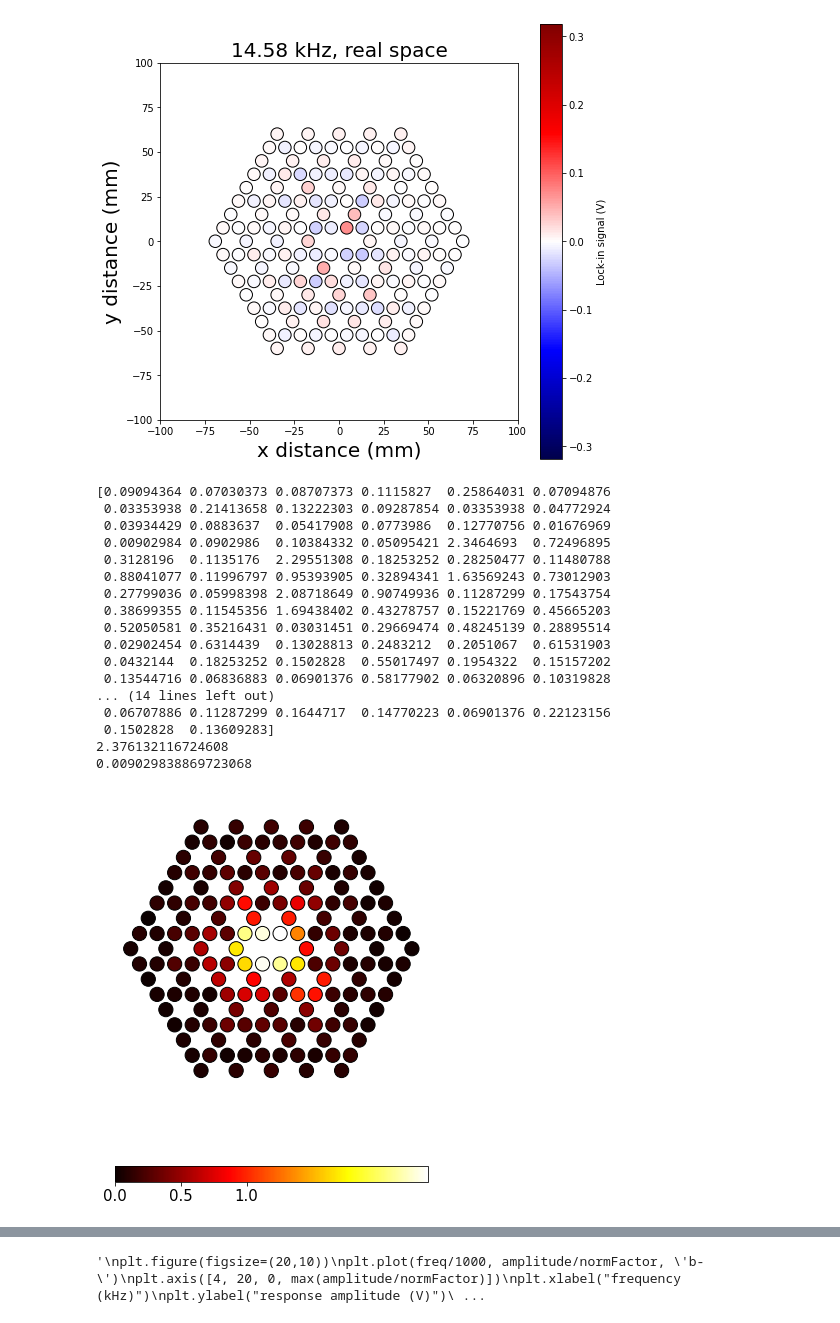
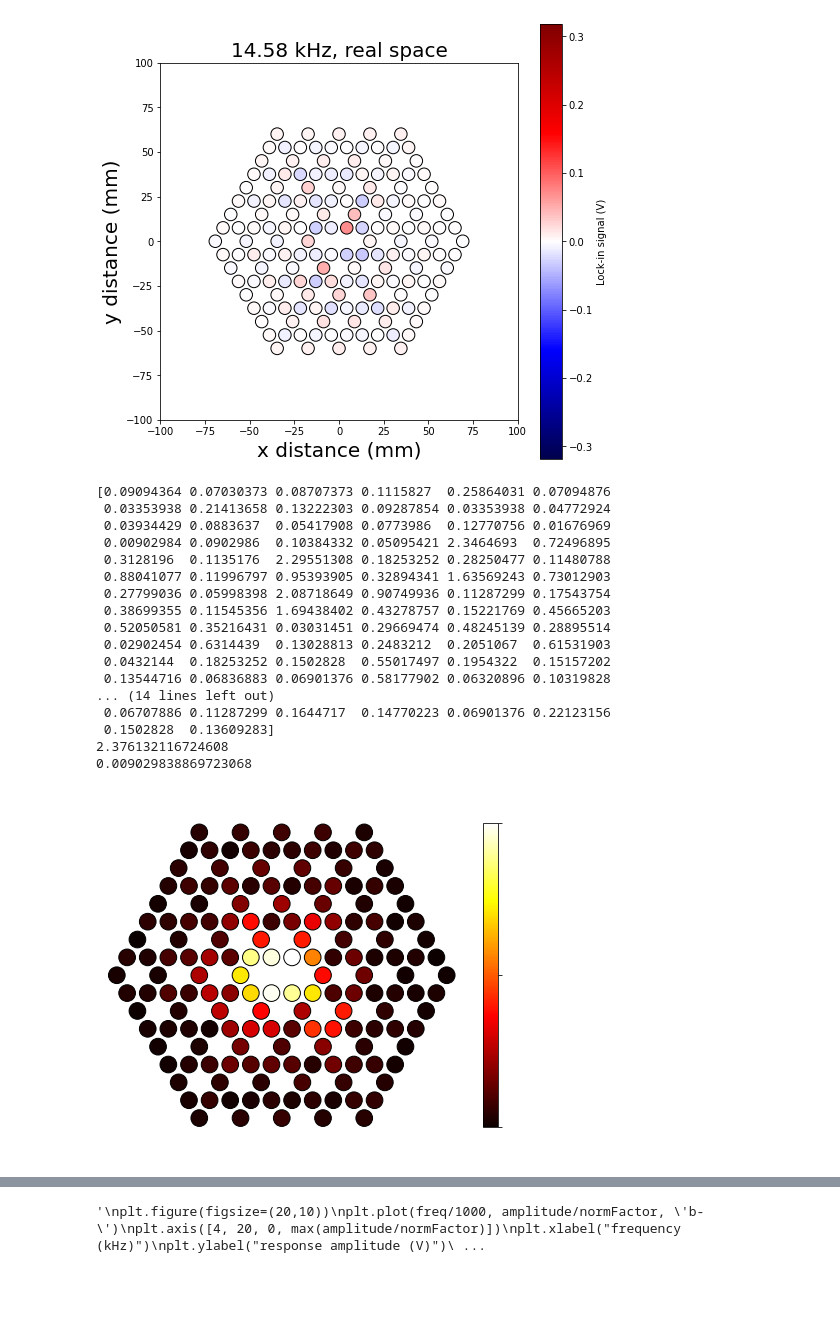
Before and after one commit to jt-y/Jiatong-Yang, a Jupyter notebook: metamaterials/processing/notebooks/APS MM presentation.ipynb, the cells around one changed output, grey strips where cells are left out. Cells and saved outputs as stored; diff of their text form; code cells hidden in the pictures; blank space fills up the shorter version.

Commit message:
Made 2 real space mode figures

```diff
--- a/metamaterials/processing/notebooks/APS MM presentation.ipynb
+++ b/metamaterials/processing/notebooks/APS MM presentation.ipynb
@@ -755,8 +755,10 @@ import matplotlib.pyplot as plt
 import matplotlib.colors as colors
 import matplotlib.cm as cm
 
+freq = 14.2
+
 folder = "../../data/kagome-02.26.2022-center/"
-with open(folder + "preprocessed_real/_14200.0_0.pkl",'rb') as f:
+with open(folder + f"preprocessed_real/_{int(freq*1e3)}.0_0.pkl",'rb') as f:
     real_data = pickle.load(f)
 
 preamp_gain = 4.731513
@@ -784,9 +786,9 @@ ax.axis('off')
 #ax.set_ylabel("y distance (mm)")
 plt.yticks([])
 plt.xticks([])
-cbar = fig.colorbar(cm.ScalarMappable(norm=colors.Normalize(vmin=0, vmax=max_amp), cmap = "hot"), ax=ax, shrink=0.7, orientation='horizontal')
+cbar = fig.colorbar(cm.ScalarMappable(norm=colors.Normalize(vmin=0, vmax=max_amp), cmap = "hot"), ax=ax, shrink=0.7)
 #cbar.set_label(label='Amplitude (V)',size=20)
-cbar.set_ticks(np.linspace(0, 1, 3))
+
 cbar.ax.tick_params(labelsize=15)
 
 ampdata = []
@@ -803,35 +805,37 @@ for point in real_data:
     ampdata.append(point[2]/preamp_gain/mic_gain)
     phasedata.append(point[3])
 
 
     circle = ptc.Ellipse((x_center, y_center),
                      width = radius*2,
                      height = radius*2,
                      edgecolor='black', facecolor = plt.cm.hot(ampdata[-1]/max_amp),
                      fill = True, alpha = 1)
     cavities.append(circle)
     ax.add_patch(cavities[-1])
 
-plt.savefig(folder + "animations/amplitude_plot_16kHz_horizontal.png")
+cbar.set_ticks(np.linspace(0, np.max(ampdata), 3))
+cbar.ax.set_yticklabels(['','',''])
+plt.savefig(folder + f"animations/amplitude_plot_{freq}kHz_horizontal.png")
 # %% [output]
 [0.09094364 0.07030373 0.08707373 0.1115827  0.25864031 0.07094876
  0.03353938 0.21413658 0.13222303 0.09287854 0.03353938 0.04772924
  0.03934429 0.0883637  0.05417908 0.0773986  0.12770756 0.01676969
  0.00902984 0.0902986  0.10384332 0.05095421 2.3464693  0.72496895
  0.3128196  0.1135176  2.29551308 0.18253252 0.28250477 0.11480788
  0.88041077 0.11996797 0.95393905 0.32894341 1.63569243 0.73012903
  0.27799036 0.05998398 2.08718649 0.90749936 0.11287299 0.17543754
  0.38699355 0.11545356 1.69438402 0.43278757 0.15221769 0.45665203
  0.52050581 0.35216431 0.03031451 0.29669474 0.48245139 0.28895514
  0.02902454 0.6314439  0.13028813 0.2483212  0.2051067  0.61531903
  0.0432144  0.18253252 0.1502828  0.55017497 0.1954322  0.15157202
  0.13544716 0.06836883 0.06901376 0.58177902 0.06320896 0.10319828
 ... (14 lines left out)
  0.06707886 0.11287299 0.1644717  0.14770223 0.06901376 0.22123156
  0.1502828  0.13609283]
 2.376132116724608
 0.009029838869723068
-[figure, old version]
+[figure, new version]
 # %%
 from IPython.display import HTML, Image
 
```
Also changed, not shown: 3 other files.
